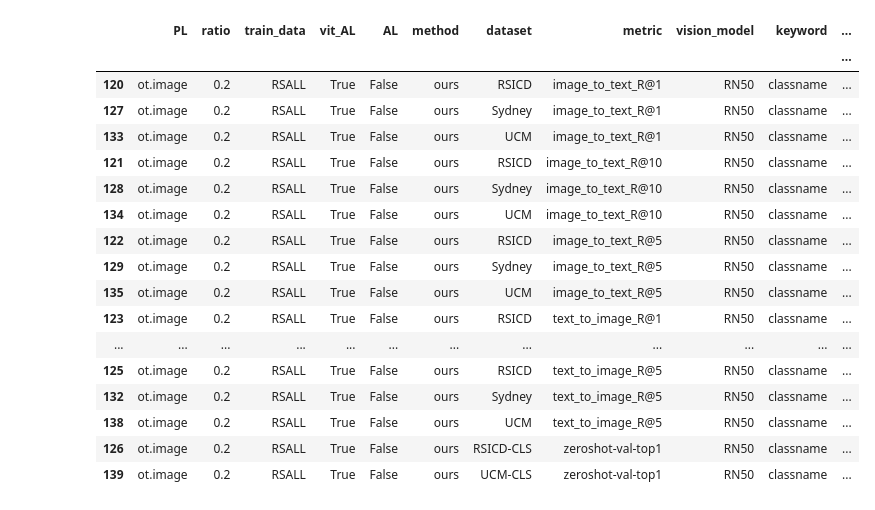
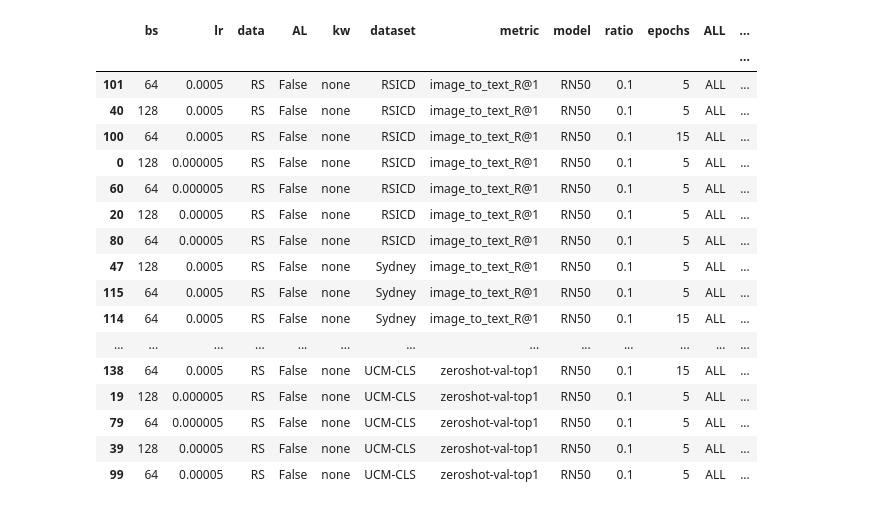
Before and after one commit to nataliehh/thesis2023-2024, a Jupyter notebook: results_analysis.ipynb, the cells around one changed output. Cells and saved outputs as stored; diff of their text form; code cells hidden in the pictures.

```diff
--- a/results_analysis.ipynb
+++ b/results_analysis.ipynb
@@ -31,32 +33,15 @@ for r in results: # S
 # %%
-def remove_underscore(val): # Remove underscore, and keep the part after the underscore
-    return val.split('_')[-1]
-def map2d(func, grid): # Mapping for 2d arrays, from: https://stackoverflow.com/questions/70742445/elegant-map-over-2d-list
-    return [[func(value) for value in row] for row in grid]
-
-df = pd.DataFrame(results, columns = ['model', 'dataset', 'metric', 'value'])
-df['value'] = pd.to_numeric(df['value'])
-df['model'] = df['model'].map(lambda x: '-'.join(x.split('-')[2:]))
-model_names_list = df['model'].str.split('-').tolist()
-# Remove all underscores from our 2d list
-model_names_list = map2d(remove_underscore, model_names_list)
-model_names = np.array(model_names_list)
-
 # Splitting model name into more columns
-df['train_data'] = np.char.add(model_names[:, 0], model_names[:, 1])
-df['ratio'] = model_names[:, 2]
-df['vision_model'] = model_names[:, 3]
-df['method'] = model_names[:, 4]
-df['keyword'] = model_names[:, 5]
-df['AL'] = model_names[:, 6]
-df['PL'] = model_names[:, 7]
-df['vit_AL'] = model_names[:, 8]
-df.drop('model', axis = 1, inplace = True)
+for i in range(model_names.shape[-1]):
+    name = model_names[0][i]
+    val = model_vals[:,i]
+    df[name] = val
 
 cols = sorted(df.columns.tolist())
 # The ratio have the format: 'ratio_xxx' where xxx is some float.
 # We only want that float value, and need to convert it from string to float.
 df['ratio'] = pd.to_numeric(df['ratio'])
+display(df)
 
 # Group by all columns except the performance values, then compute mean, std and number of model runs for the performance
-df = df.groupby(list(set(cols)-set(['value']))).agg({'value':['mean', 'std', 'count']})
+df_grouped = df.groupby(list(set(cols)-set(['value']))).agg({'value':['mean', 'std', 'count']})
@@ -88,24 +87,25 @@ df.to_csv('eval.csv')
 # %%
-df_2 = df.reset_index()
-df_2 = df_2[(df_2['method'] == 'ours') & (df_2['ratio'] == 0.2) & (df_2['PL'] == 'ot.image')] # (df_2['metric'] == 'image_to_text_R@5') &
-df_2 = df_2.sort_values(['metric', 'dataset'])
-display(df_2)
+df_2 = df_grouped.reset_index()
+# df_2 = df_2[(df_2['method'] == 'ours') & (df_2['ratio'] == 0.2) & (df_2['PL'] == 'ot.image')] # (df_2['metric'] == 'image_to_text_R@5') &
+df_2 = df_2.sort_values(['metric', 'dataset', ('value', 'mean')])
+with pd.option_context('display.max_rows', None, 'display.max_columns', None):
+    display(df_2)
 # %% [output]
-|  | PL | ratio | train_data | vit_AL | AL | method | dataset | metric | vision_model | keyword | ... |
-|  |  |  |  |  |  |  |  |  |  |  | ... |
-| 120 | ot.image | 0.2 | RSALL | True | False | ours | RSICD | image_to_text_R@1 | RN50 | classname | ... |
-| 127 | ot.image | 0.2 | RSALL | True | False | ours | Sydney | image_to_text_R@1 | RN50 | classname | ... |
-| 133 | ot.image | 0.2 | RSALL | True | False | ours | UCM | image_to_text_R@1 | RN50 | classname | ... |
-| 121 | ot.image | 0.2 | RSALL | True | False | ours | RSICD | image_to_text_R@10 | RN50 | classname | ... |
-| 128 | ot.image | 0.2 | RSALL | True | False | ours | Sydney | image_to_text_R@10 | RN50 | classname | ... |
-| 134 | ot.image | 0.2 | RSALL | True | False | ours | UCM | image_to_text_R@10 | RN50 | classname | ... |
-| 122 | ot.image | 0.2 | RSALL | True | False | ours | RSICD | image_to_text_R@5 | RN50 | classname | ... |
-| 129 | ot.image | 0.2 | RSALL | True | False | ours | Sydney | image_to_text_R@5 | RN50 | classname | ... |
-| 135 | ot.image | 0.2 | RSALL | True | False | ours | UCM | image_to_text_R@5 | RN50 | classname | ... |
-| 123 | ot.image | 0.2 | RSALL | True | False | ours | RSICD | text_to_image_R@1 | RN50 | classname | ... |
-| ... | ... | ... | ... | ... | ... | ... | ... | ... | ... | ... | ... |
-| 125 | ot.image | 0.2 | RSALL | True | False | ours | RSICD | text_to_image_R@5 | RN50 | classname | ... |
-| 132 | ot.image | 0.2 | RSALL | True | False | ours | Sydney | text_to_image_R@5 | RN50 | classname | ... |
-| 138 | ot.image | 0.2 | RSALL | True | False | ours | UCM | text_to_image_R@5 | RN50 | classname | ... |
-| 126 | ot.image | 0.2 | RSALL | True | False | ours | RSICD-CLS | zeroshot-val-top1 | RN50 | classname | ... |
-| 139 | ot.image | 0.2 | RSALL | True | False | ours | UCM-CLS | zeroshot-val-top1 | RN50 | classname | ... |
+|  | bs | lr | data | AL | kw | dataset | metric | model | ratio | epochs | ALL | ... |
+|  |  |  |  |  |  |  |  |  |  |  |  | ... |
+| 101 | 64 | 0.0005 | RS | False | none | RSICD | image_to_text_R@1 | RN50 | 0.1 | 5 | ALL | ... |
+| 40 | 128 | 0.0005 | RS | False | none | RSICD | image_to_text_R@1 | RN50 | 0.1 | 5 | ALL | ... |
+| 100 | 64 | 0.0005 | RS | False | none | RSICD | image_to_text_R@1 | RN50 | 0.1 | 15 | ALL | ... |
+| 0 | 128 | 0.000005 | RS | False | none | RSICD | image_to_text_R@1 | RN50 | 0.1 | 5 | ALL | ... |
+| 60 | 64 | 0.000005 | RS | False | none | RSICD | image_to_text_R@1 | RN50 | 0.1 | 5 | ALL | ... |
+| 20 | 128 | 0.00005 | RS | False | none | RSICD | image_to_text_R@1 | RN50 | 0.1 | 5 | ALL | ... |
+| 80 | 64 | 0.00005 | RS | False | none | RSICD | image_to_text_R@1 | RN50 | 0.1 | 5 | ALL | ... |
+| 47 | 128 | 0.0005 | RS | False | none | Sydney | image_to_text_R@1 | RN50 | 0.1 | 5 | ALL | ... |
+| 115 | 64 | 0.0005 | RS | False | none | Sydney | image_to_text_R@1 | RN50 | 0.1 | 5 | ALL | ... |
+| 114 | 64 | 0.0005 | RS | False | none | Sydney | image_to_text_R@1 | RN50 | 0.1 | 15 | ALL | ... |
+| ... | ... | ... | ... | ... | ... | ... | ... | ... | ... | ... | ... | ... |
+| 138 | 64 | 0.0005 | RS | False | none | UCM-CLS | zeroshot-val-top1 | RN50 | 0.1 | 15 | ALL | ... |
+| 19 | 128 | 0.000005 | RS | False | none | UCM-CLS | zeroshot-val-top1 | RN50 | 0.1 | 5 | ALL | ... |
+| 79 | 64 | 0.000005 | RS | False | none | UCM-CLS | zeroshot-val-top1 | RN50 | 0.1 | 5 | ALL | ... |
+| 39 | 128 | 0.00005 | RS | False | none | UCM-CLS | zeroshot-val-top1 | RN50 | 0.1 | 5 | ALL | ... |
+| 99 | 64 | 0.00005 | RS | False | none | UCM-CLS | zeroshot-val-top1 | RN50 | 0.1 | 5 | ALL | ... |
```
Also changed, not shown: parts of 6 cells of this notebook.
